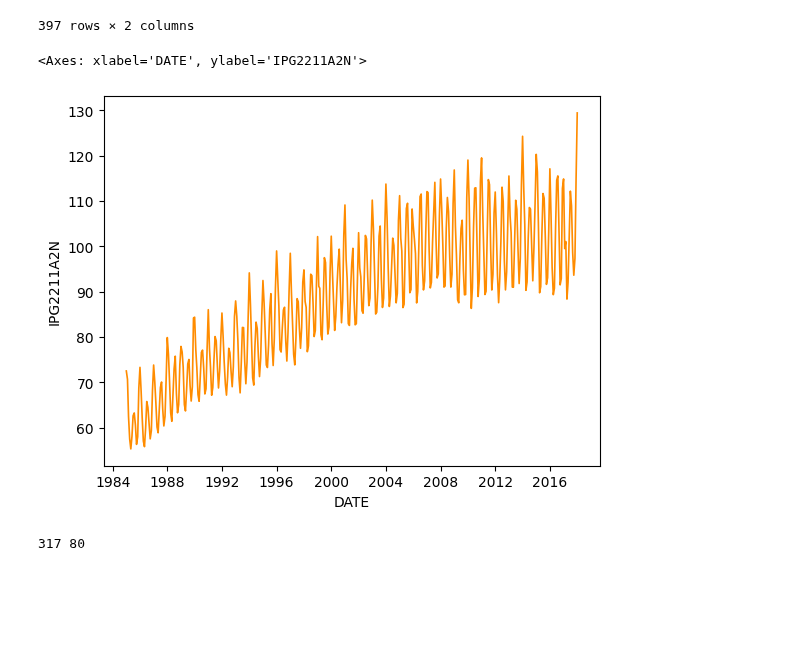
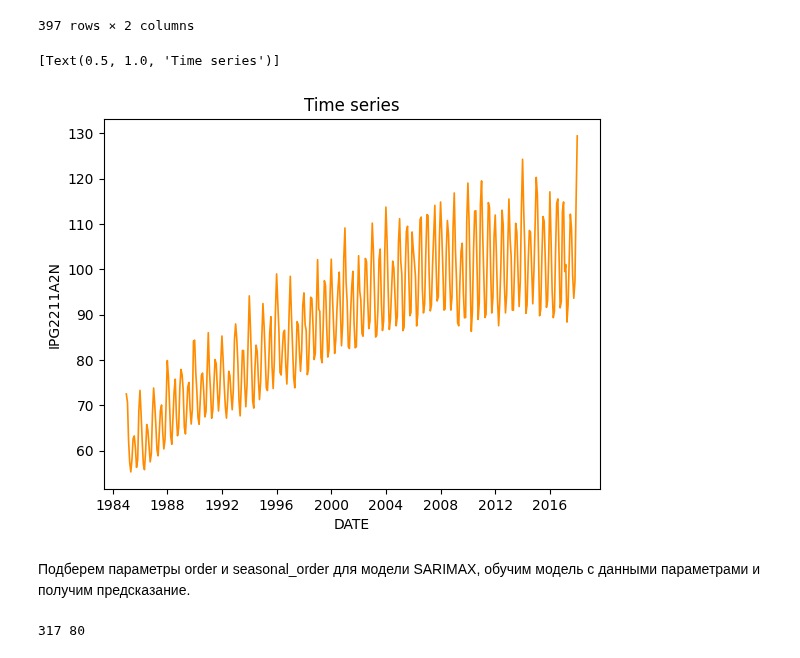
Before and after one commit to matfiz17181920/ML01_P_Online, a Jupyter notebook: Viktoria_Olegovna/HW_18/homework_2025-02-10.ipynb, the cells around one changed output. Drawn from its saved outputs; the diff is of its cells as text; code cells hidden in the pictures; blank space fills up the shorter version.

Commit message:
Homework 18 sarima, probhet with time series

```diff
--- a/Viktoria_Olegovna/HW_18/homework_2025-02-10.ipynb
+++ b/Viktoria_Olegovna/HW_18/homework_2025-02-10.ipynb
@@ -67,10 +69,12 @@ electric_df
 397 rows × 2 columns
 # %%
 # visualize time series
-sb.lineplot(data=electric_df, x='DATE', y='IPG2211A2N', color='darkorange', lw=1.2)
+sb.lineplot(data=electric_df, x='DATE', y='IPG2211A2N', color='darkorange', lw=1.2).set(title='Time series')
 # %% [output]
-<Axes: xlabel='DATE', ylabel='IPG2211A2N'>
+[Text(0.5, 1.0, 'Time series')]
-[figure, old version]
+[figure, new version]
+# %% [markdown]
+Подберем параметры order и seasonal_order для модели SARIMAX, обучим модель с данными параметрами и получим предсказание.
 # %%
 # split dataset into train and test
 split_ratio = int(0.8 * len(electric_df))
```
Also changed, not shown: parts of 21 cells of this notebook.
